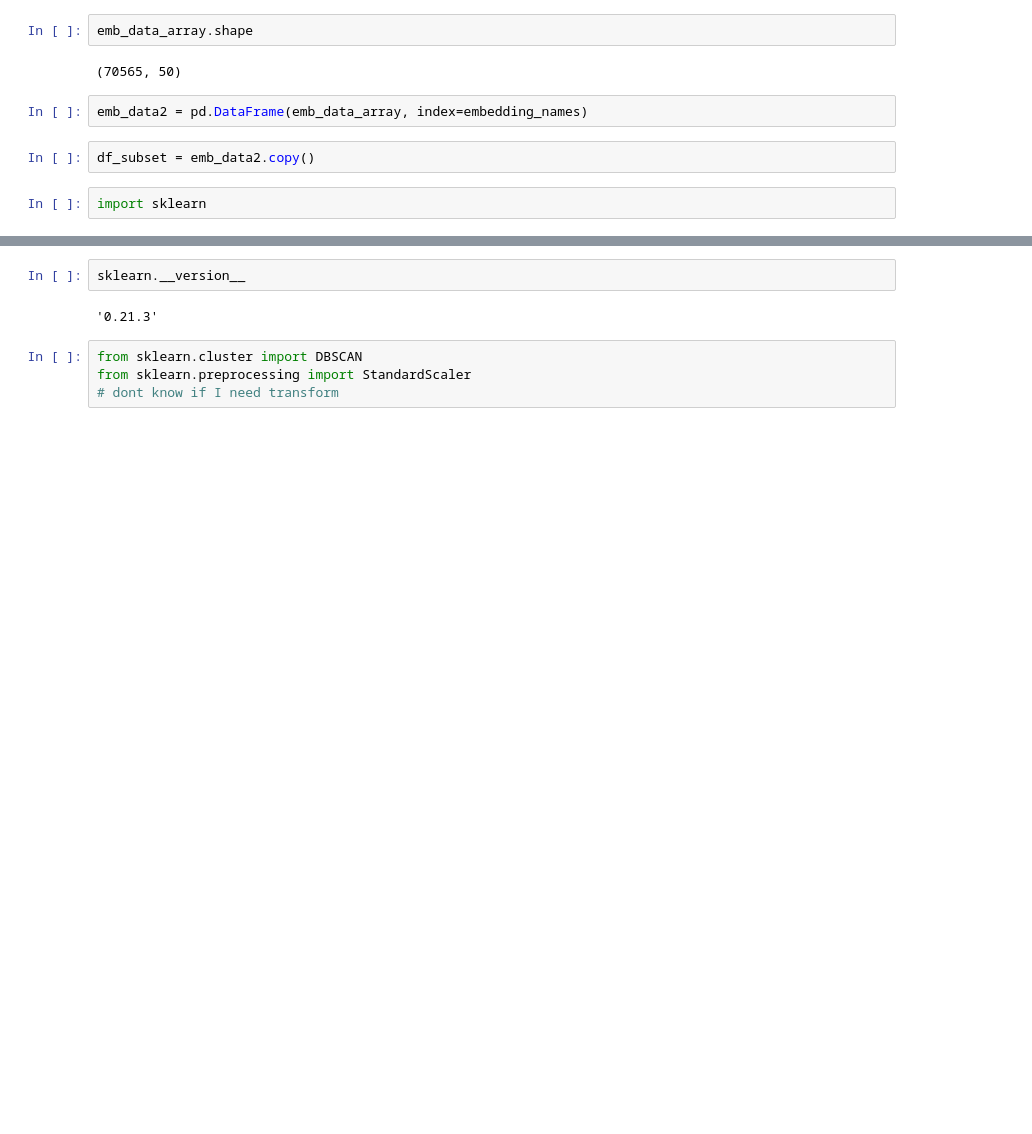
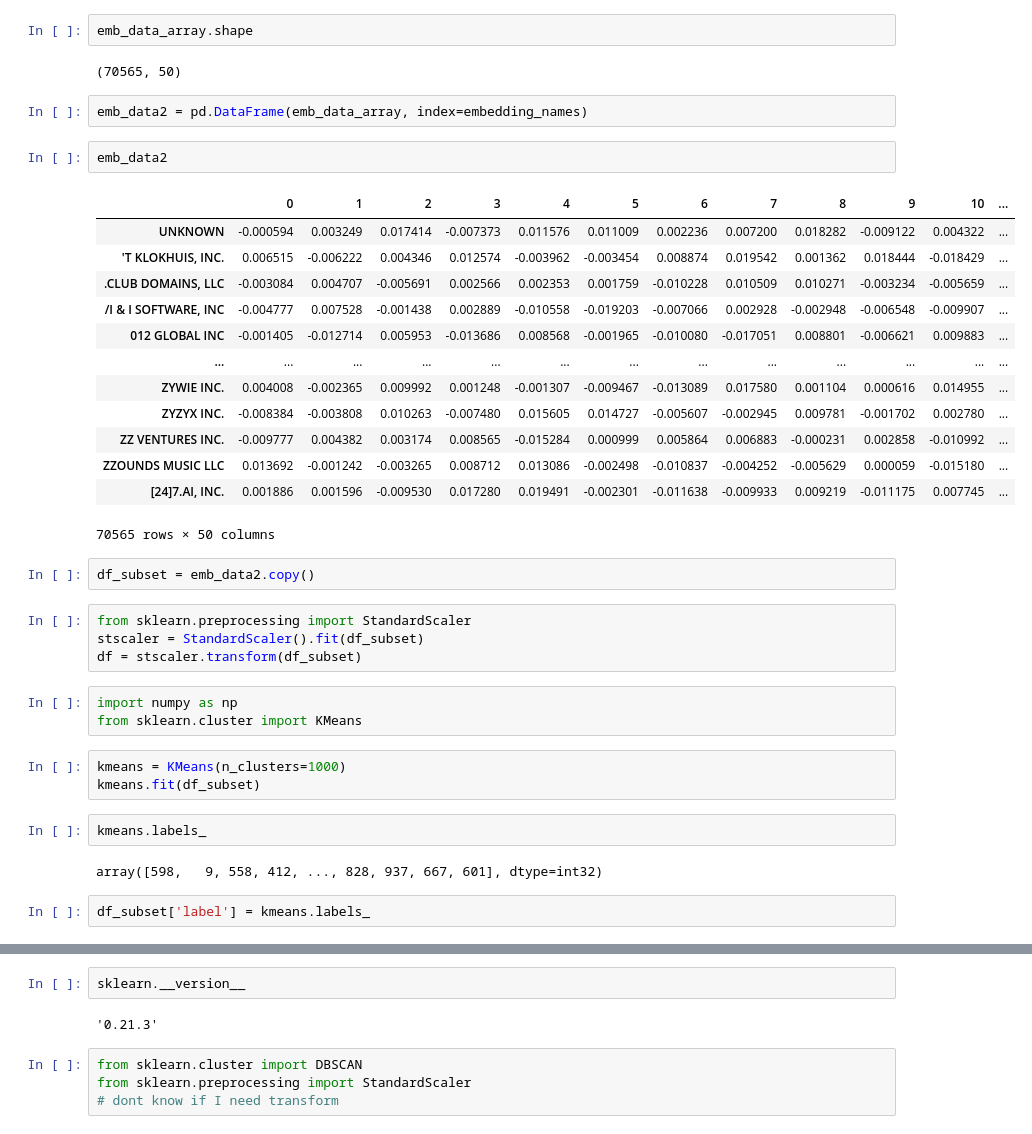
Before and after one commit to wdon021/From_Colab, a Jupyter notebook: Embedding.ipynb, the cells around one changed output, grey strips where cells are left out. Saved outputs shown, nothing was run; the diff lists cells and outputs as text; blank space fills up the shorter version.

```diff
--- a/Embedding.ipynb
+++ b/Embedding.ipynb
@@ -194,7 +209,37 @@ emb_data_array.shape
 (70565, 50)
 # %%
 emb_data2 = pd.DataFrame(emb_data_array, index=embedding_names)
+# %%
+emb_data2
+# %% [output]
+|  | 0 | 1 | 2 | 3 | 4 | 5 | 6 | 7 | 8 | 9 | 10 | ... |
+| UNKNOWN | -0.000594 | 0.003249 | 0.017414 | -0.007373 | 0.011576 | 0.011009 | 0.002236 | 0.007200 | 0.018282 | -0.009122 | 0.004322 | ... |
+| 'T KLOKHUIS, INC. | 0.006515 | -0.006222 | 0.004346 | 0.012574 | -0.003962 | -0.003454 | 0.008874 | 0.019542 | 0.001362 | 0.018444 | -0.018429 | ... |
+| .CLUB DOMAINS, LLC | -0.003084 | 0.004707 | -0.005691 | 0.002566 | 0.002353 | 0.001759 | -0.010228 | 0.010509 | 0.010271 | -0.003234 | -0.005659 | ... |
+| /I & I SOFTWARE, INC | -0.004777 | 0.007528 | -0.001438 | 0.002889 | -0.010558 | -0.019203 | -0.007066 | 0.002928 | -0.002948 | -0.006548 | -0.009907 | ... |
+| 012 GLOBAL INC | -0.001405 | -0.012714 | 0.005953 | -0.013686 | 0.008568 | -0.001965 | -0.010080 | -0.017051 | 0.008801 | -0.006621 | 0.009883 | ... |
+| ... | ... | ... | ... | ... | ... | ... | ... | ... | ... | ... | ... | ... |
+| ZYWIE INC. | 0.004008 | -0.002365 | 0.009992 | 0.001248 | -0.001307 | -0.009467 | -0.013089 | 0.017580 | 0.001104 | 0.000616 | 0.014955 | ... |
+| ZYZYX INC. | -0.008384 | -0.003808 | 0.010263 | -0.007480 | 0.015605 | 0.014727 | -0.005607 | -0.002945 | 0.009781 | -0.001702 | 0.002780 | ... |
+| ZZ VENTURES INC. | -0.009777 | 0.004382 | 0.003174 | 0.008565 | -0.015284 | 0.000999 | 0.005864 | 0.006883 | -0.000231 | 0.002858 | -0.010992 | ... |
+| ZZOUNDS MUSIC LLC | 0.013692 | -0.001242 | -0.003265 | 0.008712 | 0.013086 | -0.002498 | -0.010837 | -0.004252 | -0.005629 | 0.000059 | -0.015180 | ... |
+| [24]7.AI, INC. | 0.001886 | 0.001596 | -0.009530 | 0.017280 | 0.019491 | -0.002301 | -0.011638 | -0.009933 | 0.009219 | -0.011175 | 0.007745 | ... |
+70565 rows × 50 columns
 # %%
 df_subset = emb_data2.copy()
-# %%
-import sklearn
+# %%
+from sklearn.preprocessing import StandardScaler
+stscaler = StandardScaler().fit(df_subset)
+df = stscaler.transform(df_subset)
+# %%
+import numpy as np
+from sklearn.cluster import KMeans
+# %%
+kmeans = KMeans(n_clusters=1000)
+kmeans.fit(df_subset)
+# %%
+kmeans.labels_
+# %% [output]
+array([598,   9, 558, 412, ..., 828, 937, 667, 601], dtype=int32)
+# %%
+df_subset['label'] = kmeans.labels_
```
Also changed, not shown: parts of 17 cells of this notebook.
